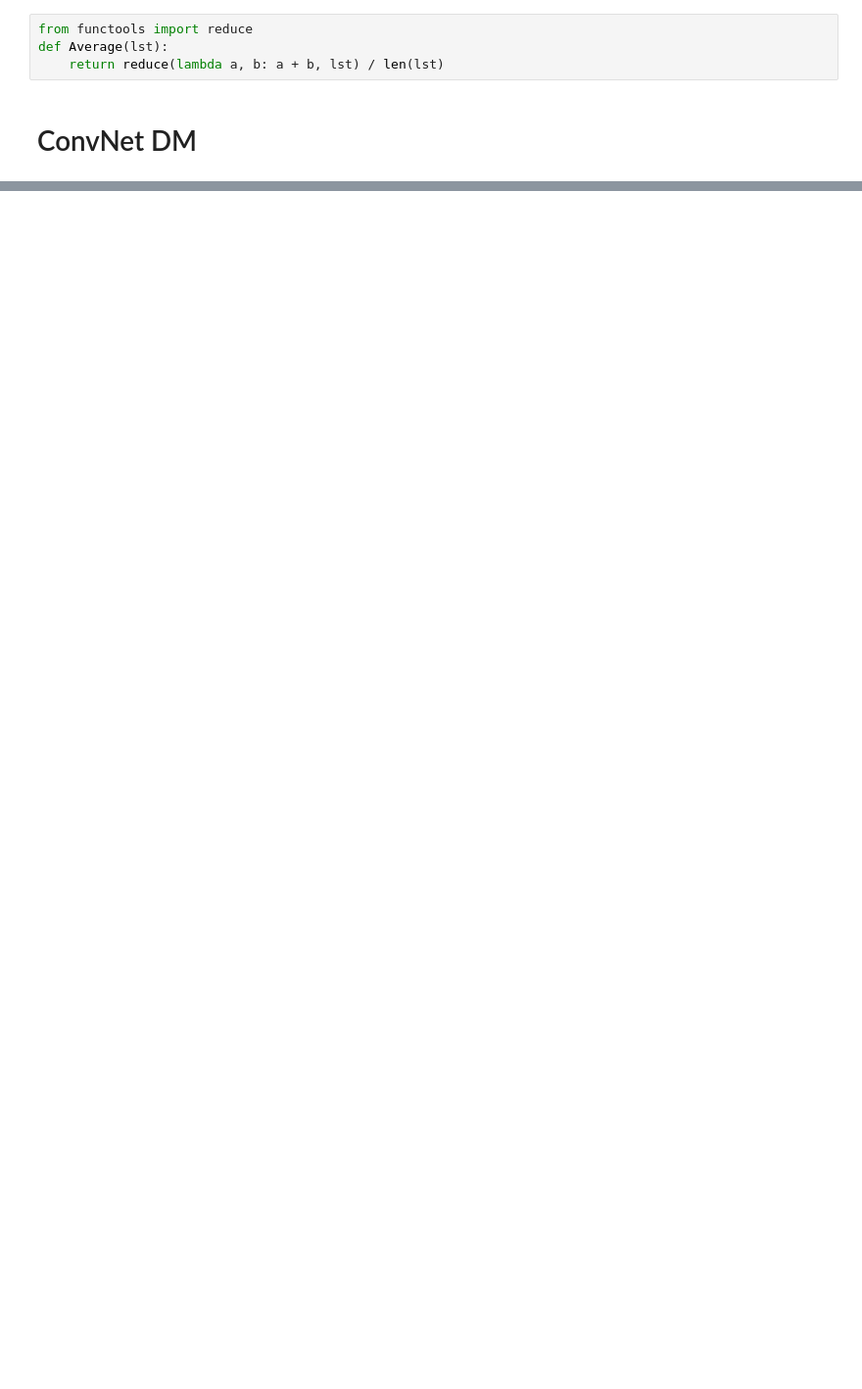
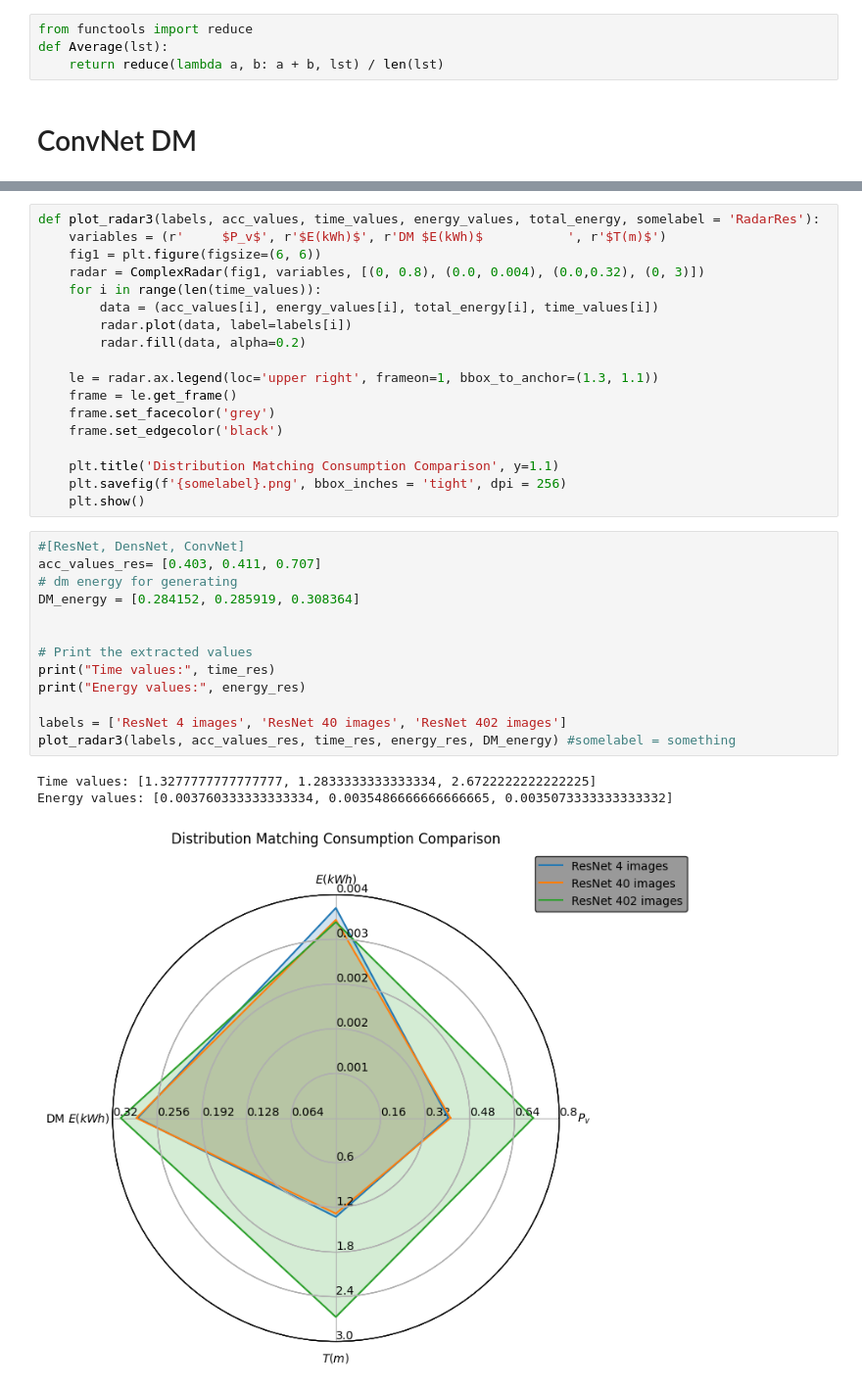
Before and after one commit to Thire399/DC-MasterThesis-2023, a Jupyter notebook: CarbonTrackerPlot.ipynb, the cells around one changed output, grey strips where cells are left out. Shown: that part at 98% size. Drawn from its saved outputs; the diff is of its cells as text; blank space fills up the shorter version.

```diff
--- a/CarbonTrackerPlot.ipynb
+++ b/CarbonTrackerPlot.ipynb
@@ -195,0 +336,35 @@ CO2eq values: [24.315317, 30.797603, 39.059439]
+# %%
+def plot_radar3(labels, acc_values, time_values, energy_values, total_energy, somelabel = 'RadarRes'):
+    variables = (r'     $P_v$', r'$E(kWh)$', r'DM $E(kWh)$           ', r'$T(m)$')
+    fig1 = plt.figure(figsize=(6, 6))
+    radar = ComplexRadar(fig1, variables, [(0, 0.8), (0.0, 0.004), (0.0,0.32), (0, 3)])
+    for i in range(len(time_values)):
+        data = (acc_values[i], energy_values[i], total_energy[i], time_values[i])
+        radar.plot(data, label=labels[i])
+        radar.fill(data, alpha=0.2)
+
+    le = radar.ax.legend(loc='upper right', frameon=1, bbox_to_anchor=(1.3, 1.1))
+    frame = le.get_frame()
+    frame.set_facecolor('grey')
+    frame.set_edgecolor('black')
+
+    plt.title('Distribution Matching Consumption Comparison', y=1.1)
+    plt.savefig(f'{somelabel}.png', bbox_inches = 'tight', dpi = 256)
+    plt.show()
+# %%
+#[ResNet, DensNet, ConvNet]
+acc_values_res= [0.403, 0.411, 0.707]
+# dm energy for generating
+DM_energy = [0.284152, 0.285919, 0.308364]
+
+
+# Print the extracted values
+print("Time values:", time_res)
+print("Energy values:", energy_res)
+
+labels = ['ResNet 4 images', 'ResNet 40 images', 'ResNet 402 images']
+plot_radar3(labels, acc_values_res, time_res, energy_res, DM_energy) #somelabel = something
+# %% [output]
+Time values: [1.3277777777777777, 1.2833333333333334, 2.6722222222222225]
+Energy values: [0.003760333333333334, 0.0035486666666666665, 0.0035073333333333332]
+[figure, added]
```
Also changed, not shown: parts of 27 cells of this notebook.
